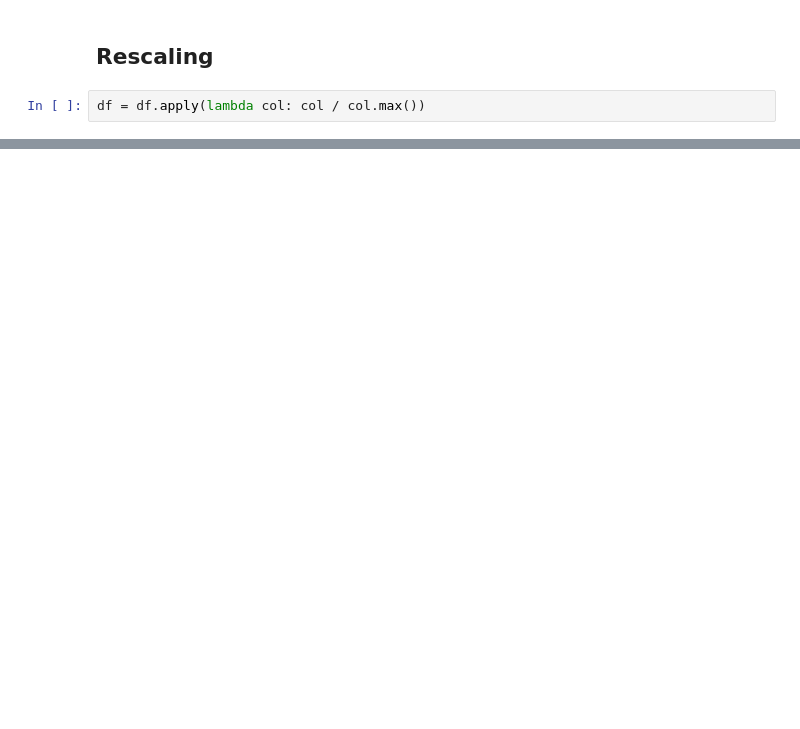
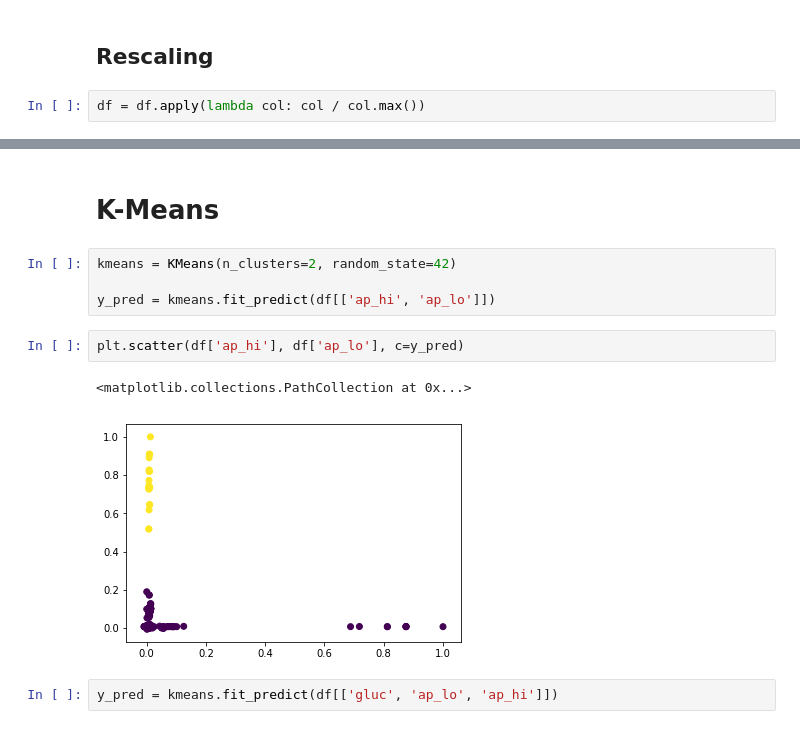
Before and after one commit to SilvaEmerson/clustering-algorithms, a Jupyter notebook: ClusteringComparative.ipynb, the cells around one changed output, grey strips where cells are left out. Drawn from its saved outputs; the diff is of its cells as text; blank space fills up the shorter version.

Commit message:
Add KMeans

```diff
--- a/ClusteringComparative.ipynb
+++ b/ClusteringComparative.ipynb
@@ -122,0 +107,13 @@ df.describe()
+# %% [markdown]
+# K-Means
+# %%
+kmeans = KMeans(n_clusters=2, random_state=42)
+
+y_pred = kmeans.fit_predict(df[['ap_hi', 'ap_lo']])
+# %%
+plt.scatter(df['ap_hi'], df['ap_lo'], c=y_pred)
+# %% [output]
+<matplotlib.collections.PathCollection at 0x...>
+[figure, added]
+# %%
+y_pred = kmeans.fit_predict(df[['gluc', 'ap_lo', 'ap_hi']])
```
Also changed, not shown: parts of 6 cells of this notebook.
